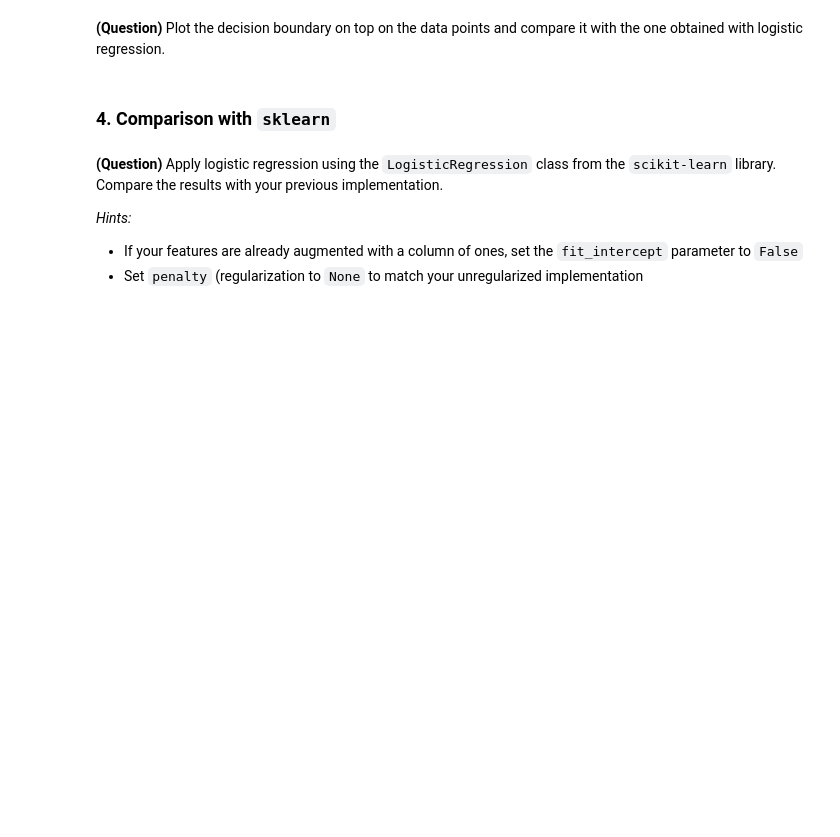
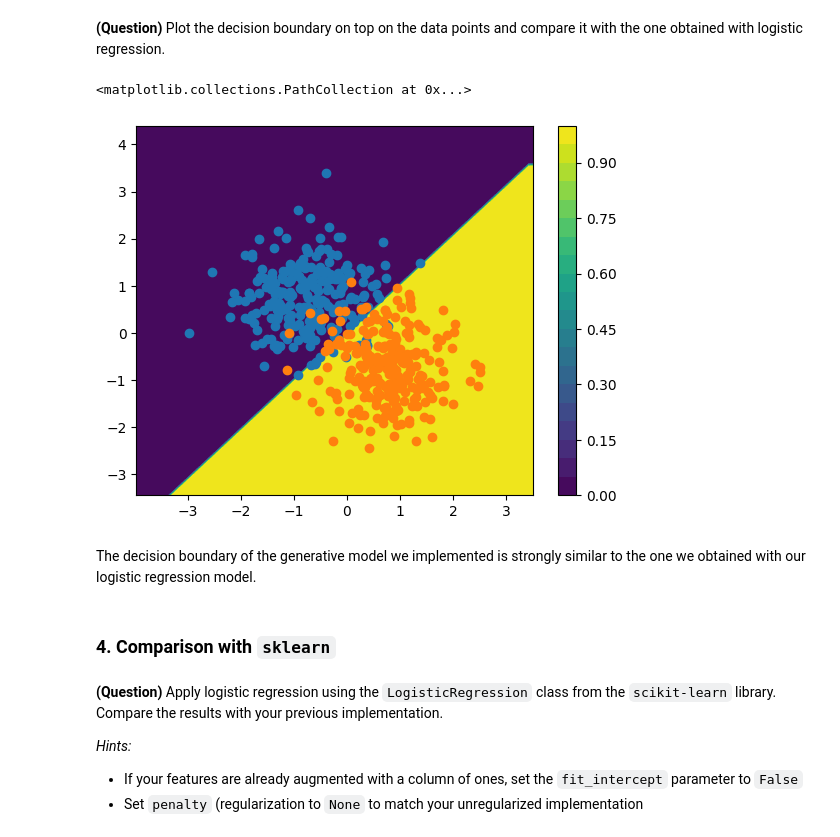
Before and after one commit to FaroukSoufary/IS318-Machine-Learning, a Jupyter notebook: ml-tp2_myversion.ipynb, the cells around one changed output. Cells and saved outputs as stored; diff of their text form; code cells hidden in the pictures; blank space fills up the shorter version.

```diff
--- a/ml-tp2_myversion.ipynb
+++ b/ml-tp2_myversion.ipynb
@@ -222,7 +294,26 @@ raise NotImplementedError()
 **(Question)** Plot the decision boundary on top on the data points and compare it with the one obtained with logistic regression.
 # %%
 # YOUR CODE HERE
-raise NotImplementedError()
+
+X0  = np.linspace(np.min(X[:,1])-1, np.max(X[:,1])+1, 100)
+Y0 = np.linspace(np.min(X[:,2])-1, np.max(X[:,2])+1, 100)
+
+X_m, Y_m = np.meshgrid(X0, Y0)
+
+D = np.column_stack((X_m.ravel(), Y_m.ravel()))
+
+Z = genModel.predict(D).reshape(X_m.shape)
+
+plt.contourf(X_m, Y_m, Z, 20, cmap='viridis')
+plt.colorbar()
+
+plt.scatter(X[:, 1][y == 0], X[:, 2][y == 0])
+plt.scatter(X[:, 1][y == 1], X[:, 2][y == 1])
+# %% [output]
+<matplotlib.collections.PathCollection at 0x...>
+[figure, added]
+# %% [markdown]
+The decision boundary of the generative model we implemented is strongly similar to the one we obtained with our logistic regression model.
 # %% [markdown]
 ### 4. Comparison with `sklearn`
 # %% [markdown]
```
Also changed, not shown: parts of 17 cells of this notebook.
